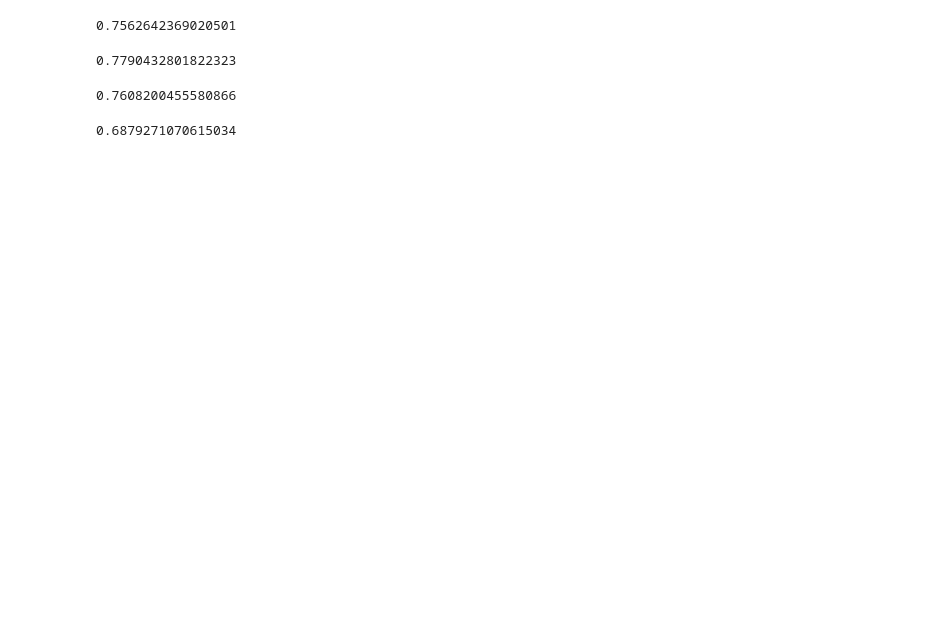
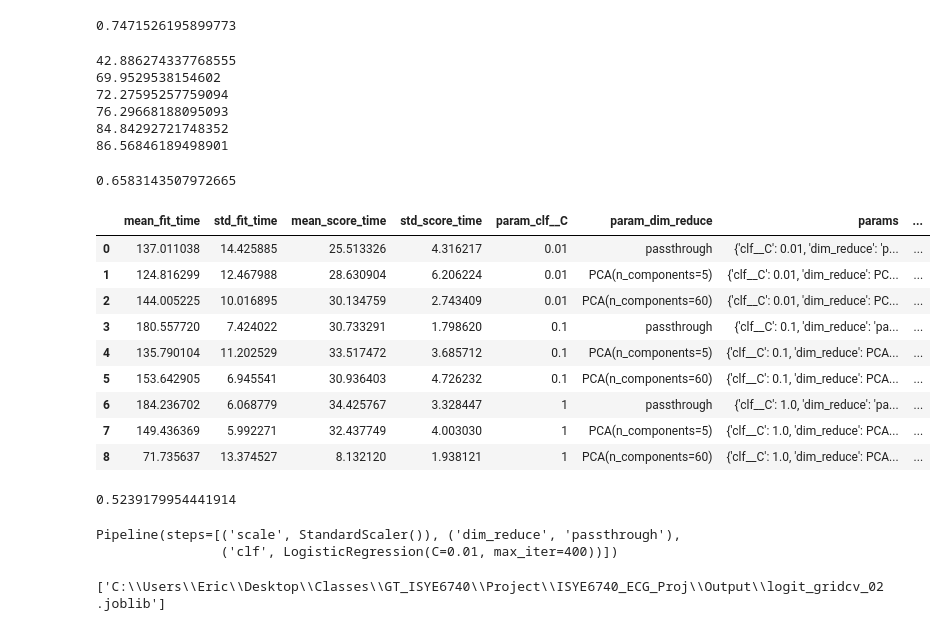
Before and after one commit to ea-g/ISYE6740_ECG_Proj, a Jupyter notebook: Code/time_series_testing.ipynb, the cells around one changed output. Drawn from its saved outputs; the diff is of its cells as text; code cells hidden in the pictures; blank space fills up the shorter version.

Commit message:
feature extraction methods, model state saves
- added wavelet transformation, minirocket

- add and edit of some utility functions

- few model output saves

```diff
--- a/Code/time_series_testing.ipynb
+++ b/Code/time_series_testing.ipynb
@@ -76,21 +90,40 @@ X_train_pca = pca.transform(X_train_transform)
-# %%
-classifier.fit(X_train_pca, get_data.y_train)
-X_test_pca = pca.transform(X_test_transform)
-classifier.score(X_test_pca, get_data.y_test)
-# %% [output]
-0.7562642369020501
 # %%
-forest_clf = RandomForestClassifier(n_estimators=100).fit(X_train_transform, get_data.y_train)
-forest_clf.score(X_test_transform, get_data.y_test)
+steps = [
+    ("concatenate", ColumnConcatenator()),
+    ("classify", TimeSeriesForestClassifier(n_estimators=100)),
+]
+clf = Pipeline(steps)
+clf.fit(X_train, get_data.y_train)
+clf.score(X_test, get_data.y_test)
 # %% [output]
-0.7790432801822323
+0.7471526195899773
 # %%
-svm_clf = SVC().fit(X_train_pca, get_data.y_train)
-svm_clf.score(X_test_pca, get_data.y_test)
+shape_clf = ShapeletTransformClassifier(time_contract_in_mins=60).fit(X_train[['lead_0']], get_data.y_train)
+shape_clf.score(X_test[['lead_0']], get_data.y_test)
 # %% [output]
-0.7608200455580866
+42.886274337768555
+69.9529538154602
+72.27595257759094
+76.29668188095093
+84.84292721748352
+86.56846189498901
+0.6583143507972665
-# %%
-knn_clf = KNeighborsClassifier().fit(X_train_transform, get_data.y_train)
-knn_clf.score(X_test_transform, get_data.y_test)
-# %% [output]
-0.6879271070615034
+# %%
+pd.DataFrame(data = Gridcv.cv_results_)
+# %% [output]
+|  | mean_fit_time | std_fit_time | mean_score_time | std_score_time | param_clf__C | param_dim_reduce | params | ... |
+| 0 | 137.011038 | 14.425885 | 25.513326 | 4.316217 | 0.01 | passthrough | {'clf__C': 0.01, 'dim_reduce': 'p... | ... |
+| 1 | 124.816299 | 12.467988 | 28.630904 | 6.206224 | 0.01 | PCA(n_components=5) | {'clf__C': 0.01, 'dim_reduce': PC... | ... |
+| 2 | 144.005225 | 10.016895 | 30.134759 | 2.743409 | 0.01 | PCA(n_components=60) | {'clf__C': 0.01, 'dim_reduce': PC... | ... |
+| 3 | 180.557720 | 7.424022 | 30.733291 | 1.798620 | 0.1 | passthrough | {'clf__C': 0.1, 'dim_reduce': 'pa... | ... |
+| 4 | 135.790104 | 11.202529 | 33.517472 | 3.685712 | 0.1 | PCA(n_components=5) | {'clf__C': 0.1, 'dim_reduce': PCA... | ... |
+| 5 | 153.642905 | 6.945541 | 30.936403 | 4.726232 | 0.1 | PCA(n_components=60) | {'clf__C': 0.1, 'dim_reduce': PCA... | ... |
+| 6 | 184.236702 | 6.068779 | 34.425767 | 3.328447 | 1 | passthrough | {'clf__C': 1.0, 'dim_reduce': 'pa... | ... |
+| 7 | 149.436369 | 5.992271 | 32.437749 | 4.003030 | 1 | PCA(n_components=5) | {'clf__C': 1.0, 'dim_reduce': PCA... | ... |
+| 8 | 71.735637 | 13.374527 | 8.132120 | 1.938121 | 1 | PCA(n_components=60) | {'clf__C': 1.0, 'dim_reduce': PCA... | ... |
+# %%
+# raw classifier testing
+knn_raw = SGDClassifier().fit(get_data.X_train.reshape((1754, 12000)), get_data.y_train)
+knn_raw.score(get_data.X_test.reshape((get_data.X_test.shape[0], 12000)), get_data.y_test)
+# %% [output]
+0.5239179954441914
@@ -96,0 +135,10 @@ knn_clf.score(X_test_transform, get_data.y_test)
+# %%
+Gridcv_wav.best_estimator_
+# %% [output]
+Pipeline(steps=[('scale', StandardScaler()), ('dim_reduce', 'passthrough'),
+                ('clf', LogisticRegression(C=0.01, max_iter=400))])
+# %%
+output_folder = os.path.abspath(r'..\Output')
+dump(Gridcv_wav, os.path.join(output_folder, 'logit_gridcv_02.joblib'))
+# %% [output]
+['C:\\Users\\Eric\\Desktop\\Classes\\GT_ISYE6740\\Project\\ISYE6740_ECG_Proj\\Output\\logit_gridcv_02.joblib']
```
Also changed, not shown: parts of 26 cells of this notebook, 8 other files.
